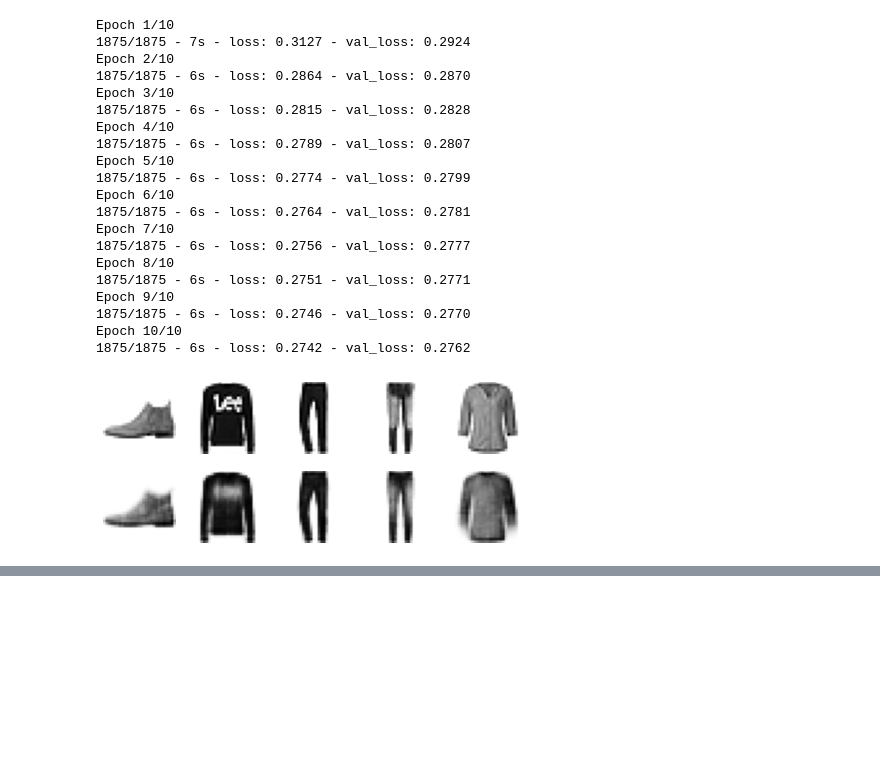
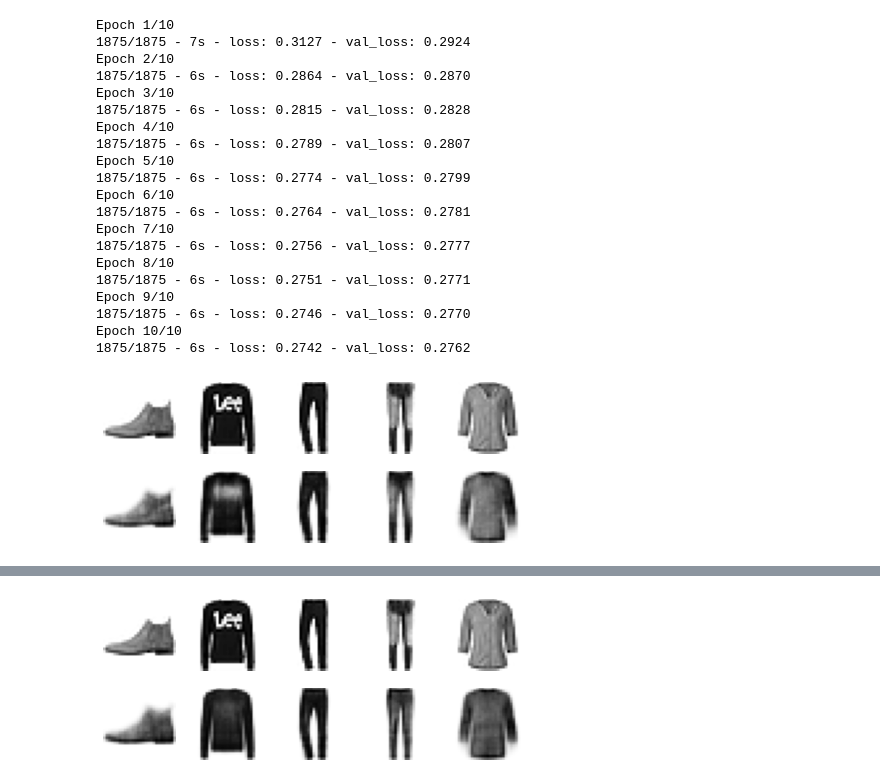
Before and after one commit to sailajak2003/fashion_minst, a Jupyter notebook: Fashion_minst_AutoEncoder.ipynb, the cells around one changed output, grey strips where cells are left out. Drawn from its saved outputs; the diff is of its cells as text; code cells hidden in the pictures; blank space fills up the shorter version.

```diff
--- a/Fashion_minst_AutoEncoder.ipynb
+++ b/Fashion_minst_AutoEncoder.ipynb
@@ -125,3 +125,5 @@ encoder_stack_Drop50 = tf.keras.models.Sequential([
 # %%
 AE2 = tf.keras.models.Sequential([encoder_stack_Drop50,decoder_stack])
 AE2.compile(loss='binary_crossentropy',optimizer='adam')
+# %%
+history2 = AE2.fit(X_train,X_train,epochs=10,verbose=2,validation_data=(X_valid,X_valid))
@@ -127,0 +151,4 @@ AE2.compile(loss='binary_crossentropy',optimizer='adam')
+# %%
+show_reconstuctions(AE2,5)
+# %% [output]
+[figure, added]
```
Also changed, not shown: parts of 1 cell of this notebook.
